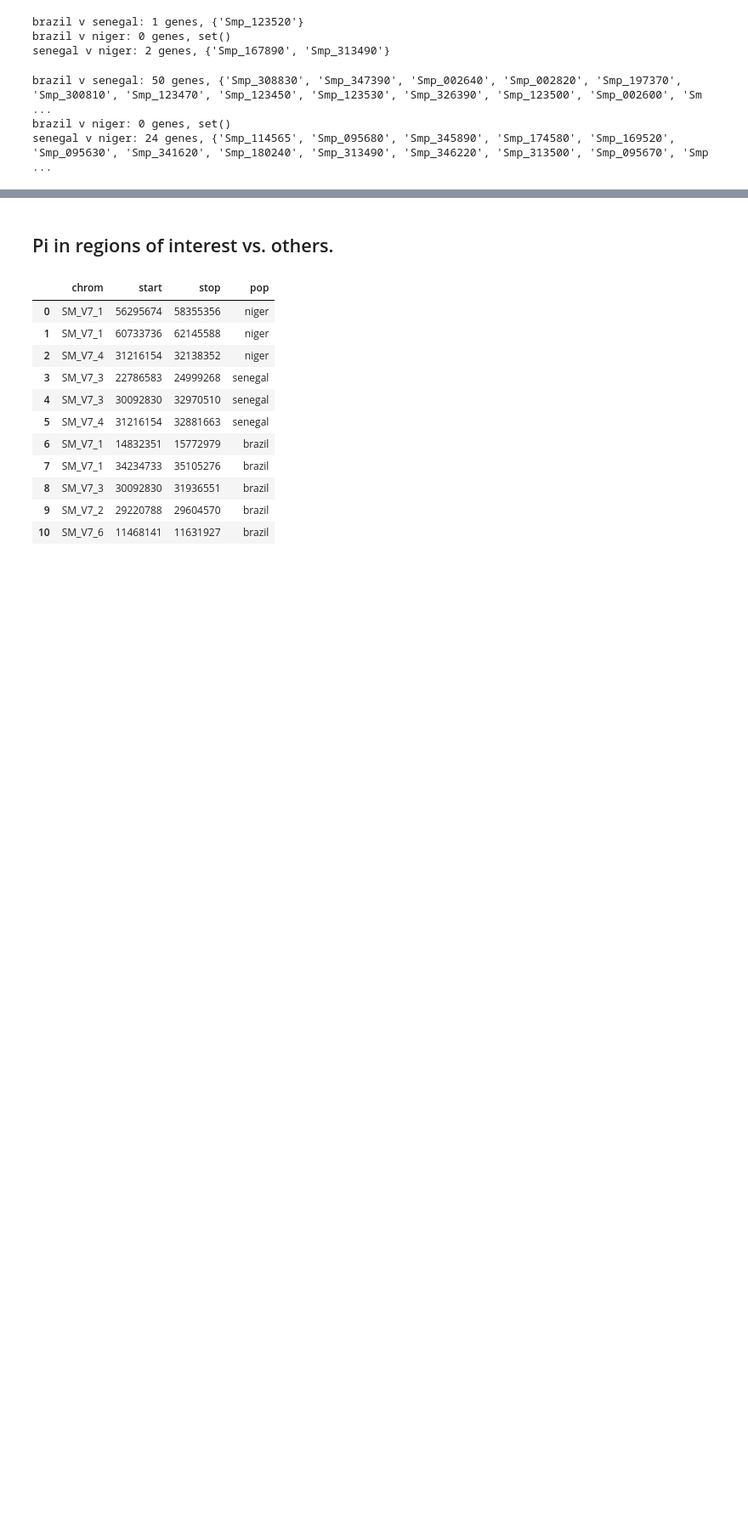
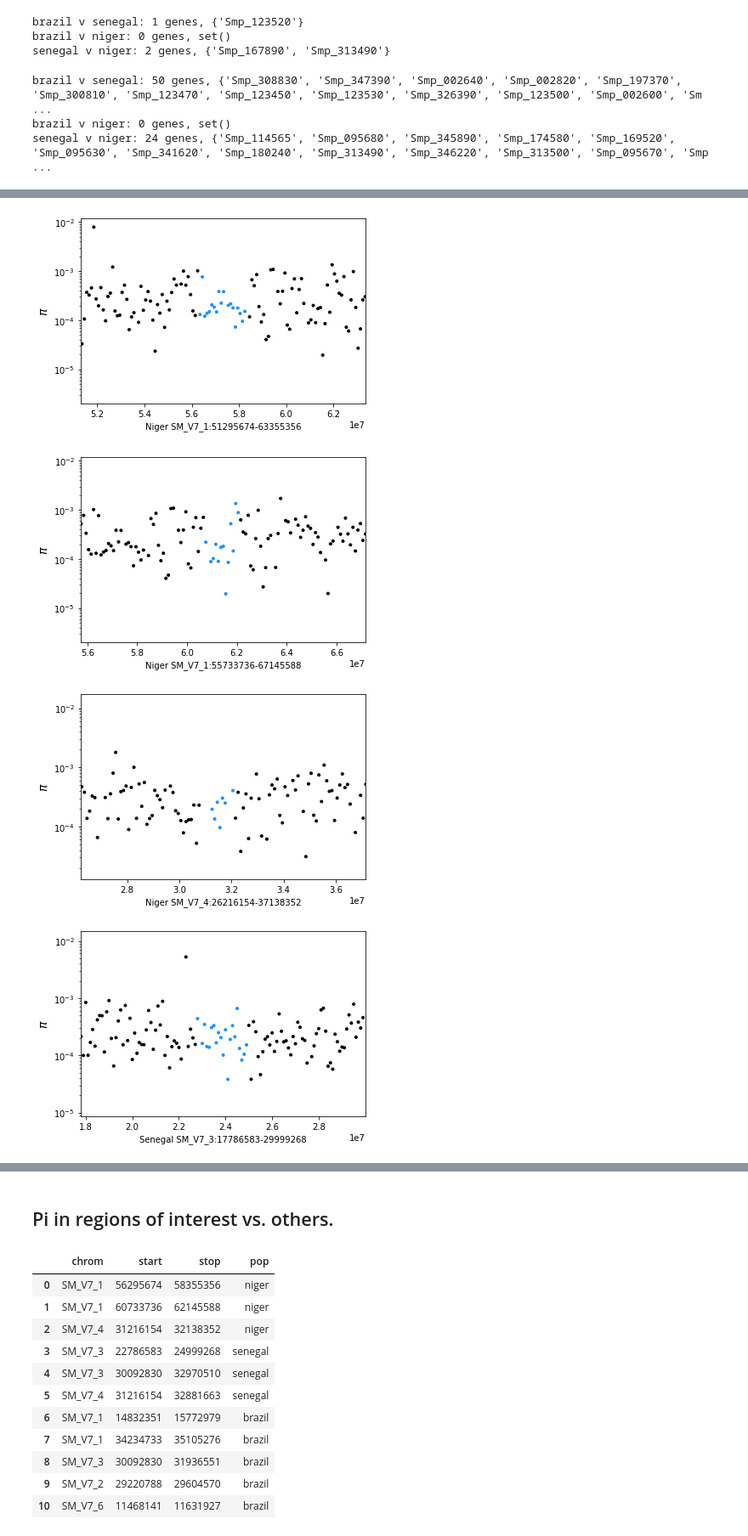
Before and after one commit to nealplatt/sch_man_nwinvasion, a Jupyter notebook: notebooks/test_of_selection.ipynb, the cells around one changed output, grey strips where cells are left out. Shown at 85% size. Drawn from its saved outputs; the diff is of its cells as text; code cells hidden in the pictures; blank space fills up the shorter version.

```diff
--- a/notebooks/test_of_selection.ipynb
+++ b/notebooks/test_of_selection.ipynb
@@ -922,0 +1142,48 @@ senegal v niger: 24 genes, {'Smp_114565', 'Smp_095680', 'Smp_345890', 'Smp_17458
+# %%
+#zoom in on sig regions
+buffer=5_000_000
+
+#get sig regions and calculate pi in vs out of those regions
+regions_df = pd.read_table('results/selection_peaks/peaks.bed', sep="\t", header=None)
+regions_df.columns=["chrom", "start", "stop", "pop"]
+
+xs=[]
+i=0
+
+#fig, axs = plt.subplots(len(regions_df), gridspec_kw={'hspace': 0.1}, figsize=(12, 6)) #gridspec_kw={'hspace': 0.1}
+
+for index, row in regions_df.iterrows():
+        start=row["start"]
+        stop=row["stop"]
+        chrom=row["chrom"]
+        pop=row["pop"]
+
+        df=pi_dfs[pop].loc[pi_dfs[pop]["chrom"] == chrom]
+        pis=df["pi"]
+        xs=(df["start"] + df["stop"])/2
+
+        #set colors
+        c=np.array(["dodgerblue"]*len(xs))
+        c[xs<start] = "black"
+        c[xs>stop] = "black"
+
+        plt.scatter(xs, pis, marker =".", c = c)
+        #plt.plot(xs, pis)
+        #get xlims based on a buffer
+        plt.xlim(start-buffer, stop+buffer)
+
+        label_str="{} {}:{}-{}".format(pop.title(), chrom, start-buffer, stop+buffer)
+        plt.xlabel(label_str)
+        plt.ylabel("$\pi$", fontsize=14)
+
+        plt.yscale('log')
+
+
+        #get data from normal chrom
+        i=i+1
+        plt.show()
+# %% [output]
+[figure, added]
+[figure, added]
+[figure, added]
+[figure, added]
```
Also changed, not shown: parts of 25 cells of this notebook.
